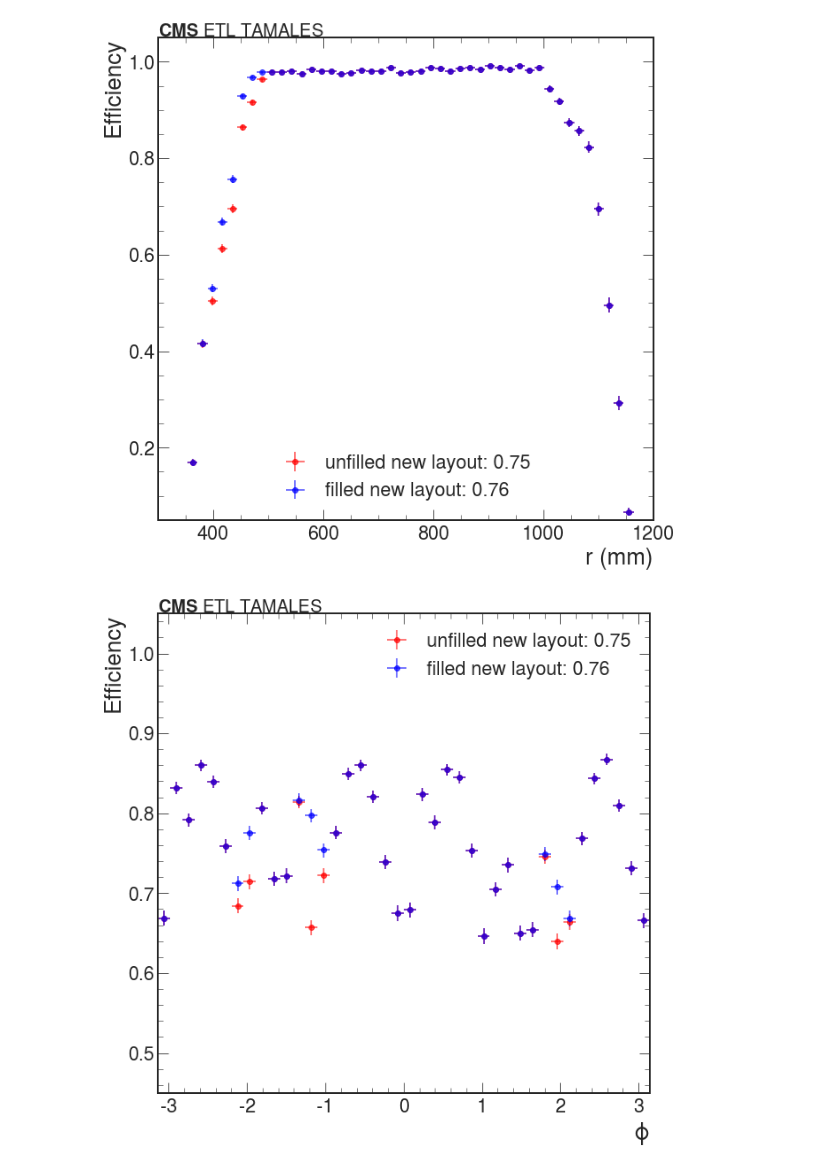
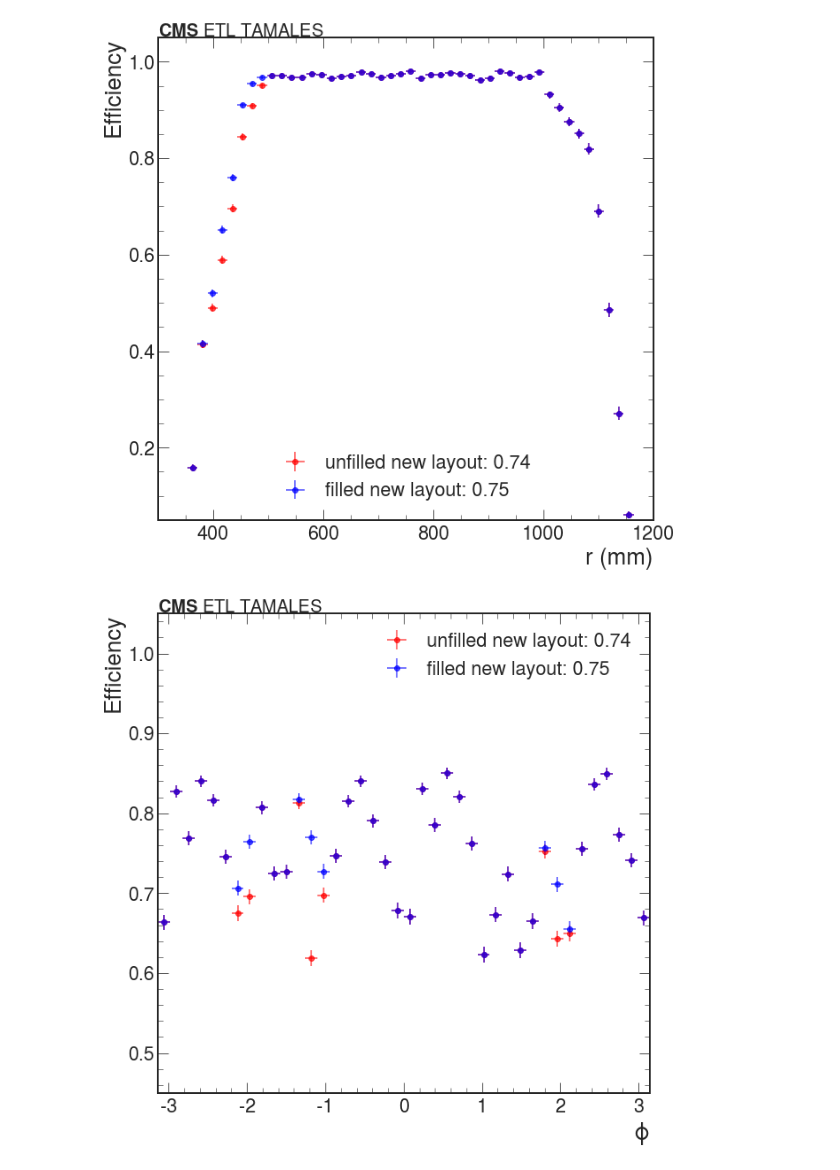
Before and after one commit to yashmehra028/ETL-Copy, a Jupyter notebook: whatever.ipynb, the cells around one changed output. Saved outputs shown, nothing was run; the diff lists cells and outputs as text; code cells hidden in the pictures.

```diff
--- a/whatever.ipynb
+++ b/whatever.ipynb
@@ -174,10 +22,5 @@ plots([0.05,0.1,0.2])
 # %%
-with open('layouts/database_new.yaml') as f:
-    database_new = load(f, Loader=Loader)
 
-disk_new = database_new['new']
-
-layers = [['disk1','front'],['disk1','back'],['disk2','front'],['disk2','back']]
 
 class three_vector:
     def __init__(self, x, y, z):
@@ -277,26 +120,52 @@ hists_1 = []
 hists_2 = []
 hists_3 = []
 
+m_pix = 16
+n_pix = 16
+gap = 0.05
+
+with open('new_layouts/database_new_unfilled.yaml') as f:
+    database_new = load(f, Loader=Loader)
+
+disk_new = database_new['TDR']
+
+layers = [['disk1','front'],['disk1','back'],['disk2','front'],['disk2','back']]
+
 for i in range(2):
 
     if i == 1:
-        fill(layers)
+        with open('new_layouts/database_new_filled.yaml') as f:
+            database_new = load(f, Loader=Loader)
+
+        disk_new = database_new['TDR']
 
     new_layout = {}
 
-    s = Sensor(42.5, 22)
+    s = Sensor2(21.4, 21.6)
+
+    # new_layout['D1'] = Dee(315, 1185)
+    # new_layout['D1'].fromCenters(disk_new['disk1']['front'], s)
+
+    # new_layout['D2'] = Dee(315, 1185)
+    # new_layout['D2'].fromCenters(disk_new['disk1']['back'], s)
+
+    # new_layout['D3'] = Dee(315, 1185)
+    # new_layout['D3'].fromCenters(disk_new['disk2']['front'], s)
+
+    # new_layout['D4'] = Dee(315, 1185)
+    # new_layout['D4'].fromCenters(disk_new['disk2']['back'], s)
 
     new_layout['D1'] = Dee(315, 1185)
-    new_layout['D1'].fromCenters(disk_new['disk1']['front'], s)
+    new_layout['D1'].fromCenters2(disk_new['disk1']['front'], s, m_pix, n_pix, gap)
 
     new_layout['D2'] = Dee(315, 1185)
-    new_layout['D2'].fromCenters(disk_new['disk1']['back'], s)
+    new_layout['D2'].fromCenters2(disk_new['disk1']['back'], s, m_pix, n_pix, gap)
 
     new_layout['D3'] = Dee(315, 1185)
-    new_layout['D3'].fromCenters(disk_new['disk2']['front'], s)
+    new_layout['D3'].fromCenters2(disk_new['disk2']['front'], s, m_pix, n_pix, gap)
 
     new_layout['D4'] = Dee(315, 1185)
-    new_layout['D4'].fromCenters(disk_new['disk2']['back'], s)
+    new_layout['D4'].fromCenters2(disk_new['disk2']['back'], s, m_pix, n_pix, gap)
 
     hits = {
         # 'TDR':[],
@@ -343,7 +212,7 @@ for i in range(2):
             n = 0
             iLayer = 0
 
-            for layer in ['D1', 'D2', 'D3', 'D4']:
+            for layer in ['D1','D2','D3','D4']:
                 x_shift = 1000*(z[iLayer]-z_ref)*np.tan(v.theta)*np.cos(v.phi)
                 y_shift = 1000*(z[iLayer]-z_ref)*np.tan(v.theta)*np.sin(v.phi)
                 x,y = ((v.x + x_shift), (v.y + y_shift))
@@ -412,7 +281,7 @@ ax.set_ylim(0.05,1.05)
 
 fig.text(0.0, 0.995, '$\\bf{CMS}$ ETL TAMALES', fontsize=20,  horizontalalignment='left', verticalalignment='bottom', transform=ax.transAxes )
 
-name = 'efficiency_vs_r'
+name = 'efficiency_vs_r_pixeled'
 fig.savefig(os.path.join("{}.png".format(name)))
 
 fig, ax = plt.subplots(1,1,figsize=(10,10))
@@ -423,34 +292,34 @@ for i in range(len(hists_2)):
 
     else:
         hists_2[i].plot(show_errors=True,color=colors[i],label='unfilled new layout: %.2f'%(unfilled_eff),alpha=0.7)
 
 
 ax.set_ylim(0.45,1.05)
 
 ax.set_ylabel('Efficiency')
 ax.set_xlabel(r'$\phi$')
 
 fig.text(0.0, 0.995, r'$\bf{CMS}$ ETL TAMALES', fontsize=20,  horizontalalignment='left', verticalalignment='bottom', transform=ax.transAxes )
 
-name = 'efficiency_vs_phi'
+name = 'efficiency_vs_phi_pixeled'
 fig.savefig(os.path.join("{}.png".format(name)))
 
 fig, ax = plt.subplots(1,1,figsize=(10,10))
 
 for i in range(len(hists_3)):
     if i == 1:
         hists_3[i].plot(show_errors=True,color=colors[i],label='filled new layout: %.2f'%(filled_eff),alpha=0.7)
 
     else:
         hists_3[i].plot(show_errors=True,color=colors[i],label='unfilled new layout: %.2f'%(unfilled_eff),alpha=0.7)
 
 ax.set_ylabel('Efficiency')
 ax.set_xlabel(r'$\eta$')
 ax.set_ylim(0.05,1.05)
 
-name = 'efficiency_vs_eta'
+name = 'efficiency_vs_eta_pixeled'
 
 fig.savefig(os.path.join("{}.png".format(name)))
 # %% [output]
-[figure, old version]
+[figure, new version]
-[figure, old version]
+[figure, new version]
```
Also changed, not shown: parts of 6 cells of this notebook, 30 other files.
